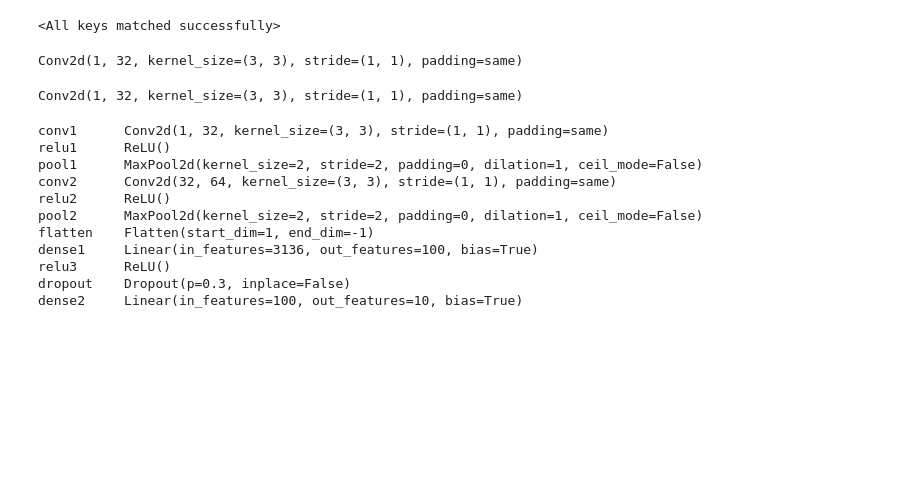
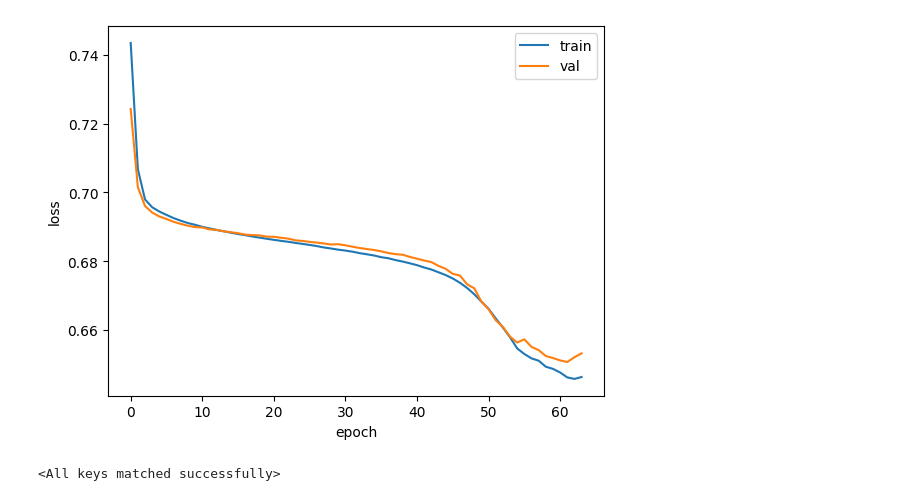
Before and after one commit to myngmyng/hg-mldl2, a Jupyter notebook: 09-2.pytorch.ipynb, the cells around one changed output. Cells and saved outputs as stored; diff of their text form; code cells hidden in the pictures; blank space fills up the shorter version.

```diff
--- a/09-2.pytorch.ipynb
+++ b/09-2.pytorch.ipynb
@@ -48,0 +34,31 @@ model.add_module('dense2', nn.Linear(100, 10))
+# %%
+from torch.utils.data import TensorDataset, DataLoader
+
+train_dataset = TensorDataset(torch.tensor(train_seq),
+                              torch.tensor(train_target, dtype=torch.float32))
+val_dataset = TensorDataset(torch.tensor(val_seq),
+                            torch.tensor(val_target, dtype=torch.float32))
+
+train_loader = DataLoader(train_dataset, batch_size=64, shuffle=True)
+val_loader = DataLoader(val_dataset, batch_size=64, shuffle=False)
+# %%
+import torch.nn as nn
+
+class IMDBRnn(nn.Module):
+    def __init__(self):
+        super().__init__()
+        self.embedding = nn.Embedding(200, 16)
+        self.rnn = nn.RNN(16, 8, batch_first=True)
+        self.dense = nn.Linear(8, 1)
+    def forward(self, x):
+        x = self.embedding(x)
+        _, hidden = self.rnn(x)
+        outputs = self.dense(hidden[-1,:,:])
+        return outputs
+
+model = IMDBRnn()
+# %%
+import torch
+
+device = torch.device("cuda" if torch.cuda.is_available() else "cpu")
+model.to(device)
@@ -48,0 +71,5 @@ model.add_module('dense2', nn.Linear(100, 10))
+# %%
+import torch.optim as optim
+
+criterion = nn.BCEWithLogitsLoss()
+optimizer = optim.Adam(model.parameters(), lr=1e-4)
@@ -49 +139,12 @@ model.add_module('dense2', nn.Linear(100, 10))
+# %%
+import matplotlib.pyplot as plt
+
+plt.plot(train_hist, label='train')
+plt.plot(val_hist, label='val')
+plt.xlabel('epoch')
+plt.ylabel('loss')
+plt.legend()
+plt.show()
+# %% [output]
+[figure, added]
 # %%
@@ -55,23 +153,0 @@ layers = [layer for layer in model.children()]
-# %%
-print(layers[0])
-# %% [output]
-Conv2d(1, 32, kernel_size=(3, 3), stride=(1, 1), padding=same)
-# %%
-model[0]
-# %% [output]
-Conv2d(1, 32, kernel_size=(3, 3), stride=(1, 1), padding=same)
-# %%
-for name, layer in model.named_children():
-    print(f"{name:10s}", layer)
-# %% [output]
-conv1      Conv2d(1, 32, kernel_size=(3, 3), stride=(1, 1), padding=same)
-relu1      ReLU()
-pool1      MaxPool2d(kernel_size=2, stride=2, padding=0, dilation=1, ceil_mode=False)
-conv2      Conv2d(32, 64, kernel_size=(3, 3), stride=(1, 1), padding=same)
-relu2      ReLU()
-pool2      MaxPool2d(kernel_size=2, stride=2, padding=0, dilation=1, ceil_mode=False)
-flatten    Flatten(start_dim=1, end_dim=-1)
-dense1     Linear(in_features=3136, out_features=100, bias=True)
-relu3      ReLU()
-dropout    Dropout(p=0.3, inplace=False)
-dense2     Linear(in_features=100, out_features=10, bias=True)
```
Also changed, not shown: parts of 27 cells of this notebook.
